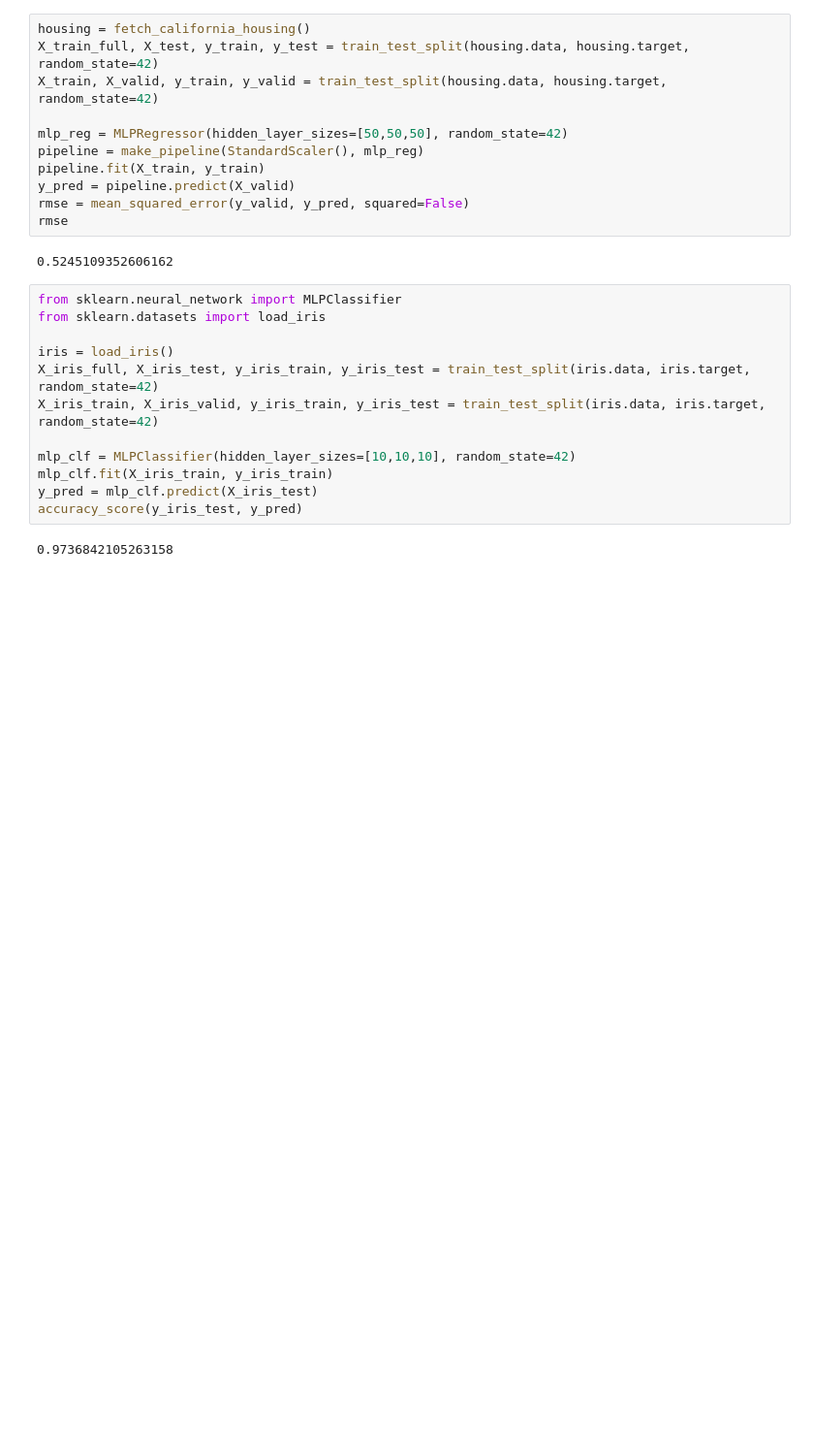
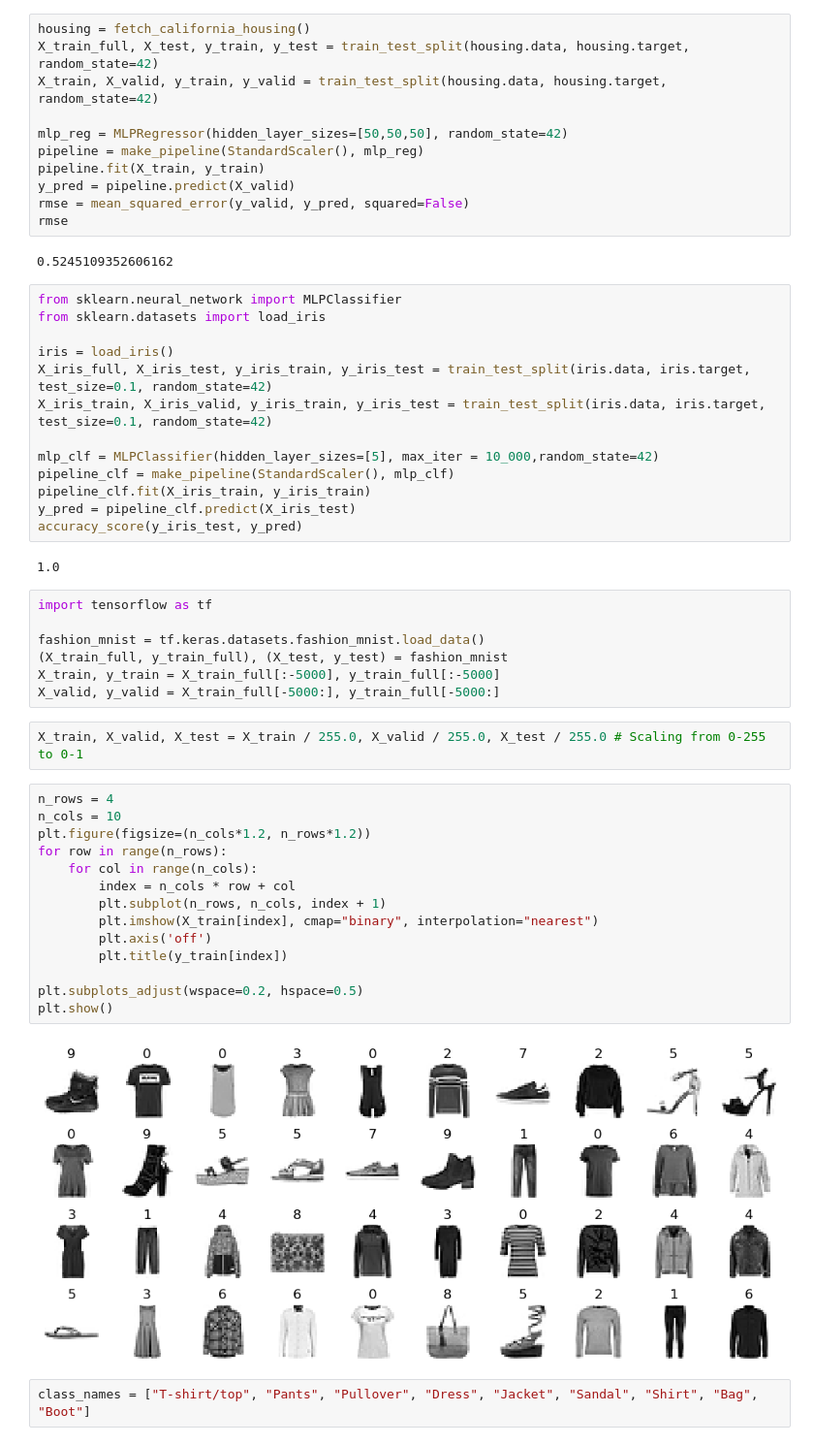
Before and after one commit to tcarr032/ANN-Intro, a Jupyter notebook: Artificial Neural Networks intro.ipynb, the cells around one changed output. Shown: that part at 97% size. Drawn from its saved outputs; the diff is of its cells as text; blank space fills up the shorter version.

Commit message:
initial keras tf model

```diff
--- a/Artificial Neural Networks intro.ipynb
+++ b/Artificial Neural Networks intro.ipynb
@@ -24,12 +26,40 @@ from sklearn.neural_network import MLPClassifier
 from sklearn.datasets import load_iris
 
 iris = load_iris()
-X_iris_full, X_iris_test, y_iris_train, y_iris_test = train_test_split(iris.data, iris.target, random_state=42)
-X_iris_train, X_iris_valid, y_iris_train, y_iris_test = train_test_split(iris.data, iris.target, random_state=42)
+X_iris_full, X_iris_test, y_iris_train, y_iris_test = train_test_split(iris.data, iris.target, test_size=0.1, random_state=42)
+X_iris_train, X_iris_valid, y_iris_train, y_iris_test = train_test_split(iris.data, iris.target, test_size=0.1, random_state=42)
 
-mlp_clf = MLPClassifier(hidden_layer_sizes=[10,10,10], random_state=42)
-mlp_clf.fit(X_iris_train, y_iris_train)
-y_pred = mlp_clf.predict(X_iris_test)
+mlp_clf = MLPClassifier(hidden_layer_sizes=[5], max_iter = 10_000,random_state=42)
+pipeline_clf = make_pipeline(StandardScaler(), mlp_clf)
+pipeline_clf.fit(X_iris_train, y_iris_train)
+y_pred = pipeline_clf.predict(X_iris_test)
 accuracy_score(y_iris_test, y_pred)
 # %% [output]
-0.9736842105263158
+1.0
+# %%
+import tensorflow as tf
+
+fashion_mnist = tf.keras.datasets.fashion_mnist.load_data()
+(X_train_full, y_train_full), (X_test, y_test) = fashion_mnist
+X_train, y_train = X_train_full[:-5000], y_train_full[:-5000]
+X_valid, y_valid = X_train_full[-5000:], y_train_full[-5000:]
+# %%
+X_train, X_valid, X_test = X_train / 255.0, X_valid / 255.0, X_test / 255.0 # Scaling from 0-255 to 0-1
+# %%
+n_rows = 4
+n_cols = 10
+plt.figure(figsize=(n_cols*1.2, n_rows*1.2))
+for row in range(n_rows):
+    for col in range(n_cols):
+        index = n_cols * row + col
+        plt.subplot(n_rows, n_cols, index + 1)
+        plt.imshow(X_train[index], cmap="binary", interpolation="nearest")
+        plt.axis('off')
+        plt.title(y_train[index])
+
+plt.subplots_adjust(wspace=0.2, hspace=0.5)
+plt.show()
+# %% [output]
+[figure, added]
+# %%
+class_names = ["T-shirt/top", "Pants", "Pullover", "Dress", "Jacket", "Sandal", "Shirt", "Bag", "Boot"]
```
Also changed, not shown: parts of 4 cells of this notebook, 1 other file.
